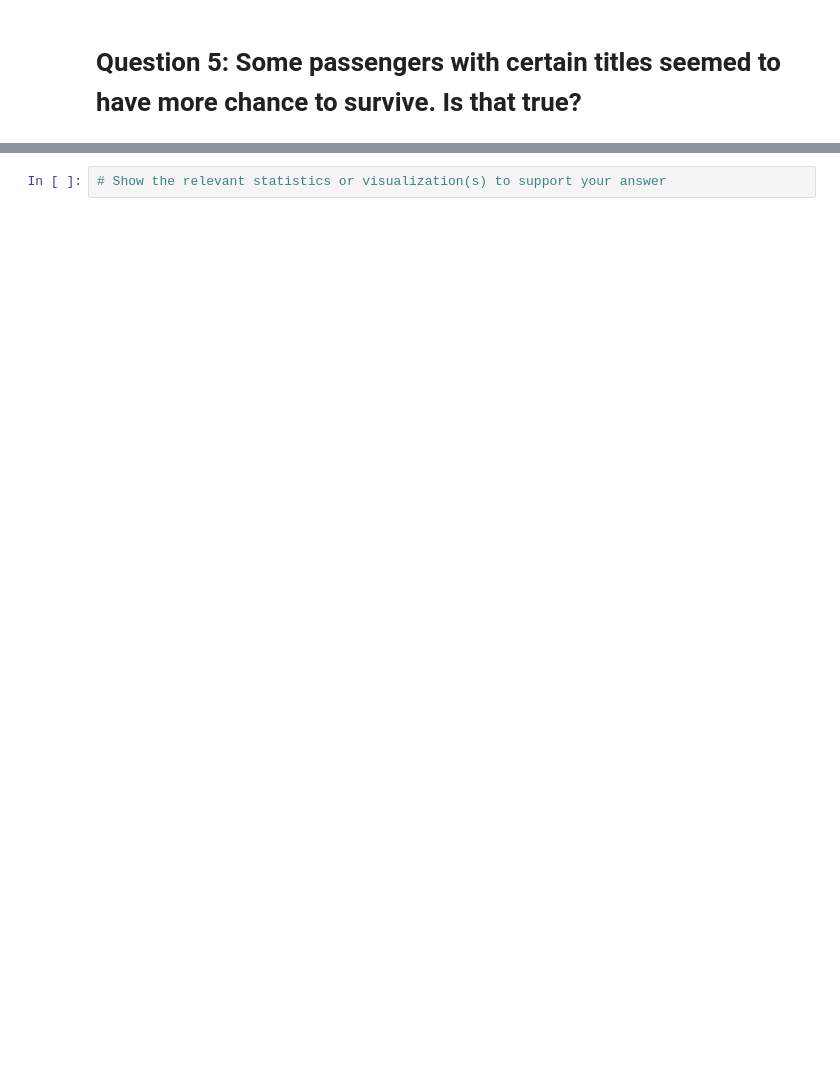
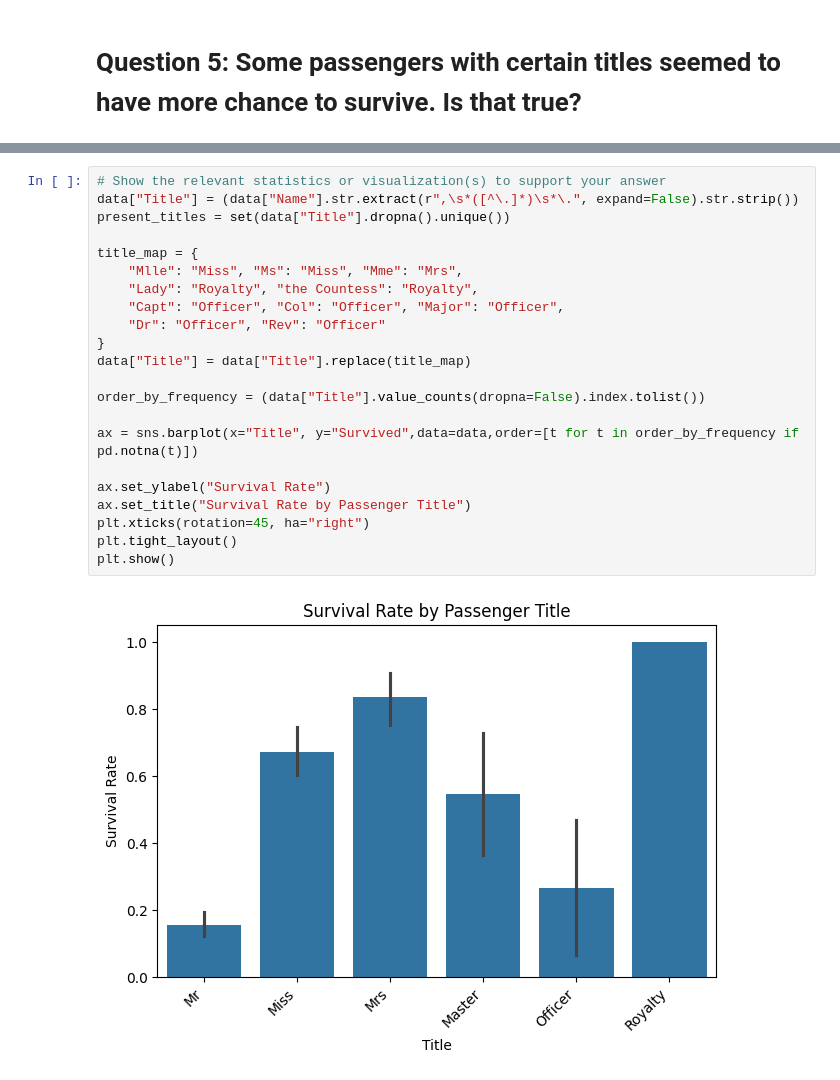
Before and after one commit to sorliee/assignment_1_mm, a Jupyter notebook: ex2a.ipynb, the cells around one changed output, grey strips where cells are left out. Drawn from its saved outputs; the diff is of its cells as text; blank space fills up the shorter version.

```diff
--- a/ex2a.ipynb
+++ b/ex2a.ipynb
@@ -110,2 +106,24 @@ Answer: Give your answer here.
 # %%
 # Show the relevant statistics or visualization(s) to support your answer
+data["Title"] = (data["Name"].str.extract(r",\s*([^\.]*)\s*\.", expand=False).str.strip())
+present_titles = set(data["Title"].dropna().unique())
+
+title_map = {
+    "Mlle": "Miss", "Ms": "Miss", "Mme": "Mrs",
+    "Lady": "Royalty", "the Countess": "Royalty",
+    "Capt": "Officer", "Col": "Officer", "Major": "Officer",
+    "Dr": "Officer", "Rev": "Officer"
+}
+data["Title"] = data["Title"].replace(title_map)
+
+order_by_frequency = (data["Title"].value_counts(dropna=False).index.tolist())
+
+ax = sns.barplot(x="Title", y="Survived",data=data,order=[t for t in order_by_frequency if pd.notna(t)])
+
+ax.set_ylabel("Survival Rate")
+ax.set_title("Survival Rate by Passenger Title")
+plt.xticks(rotation=45, ha="right")
+plt.tight_layout()
+plt.show()
+# %% [output]
+[figure, added]
```
Also changed, not shown: parts of 10 cells of this notebook, 2 other files.
